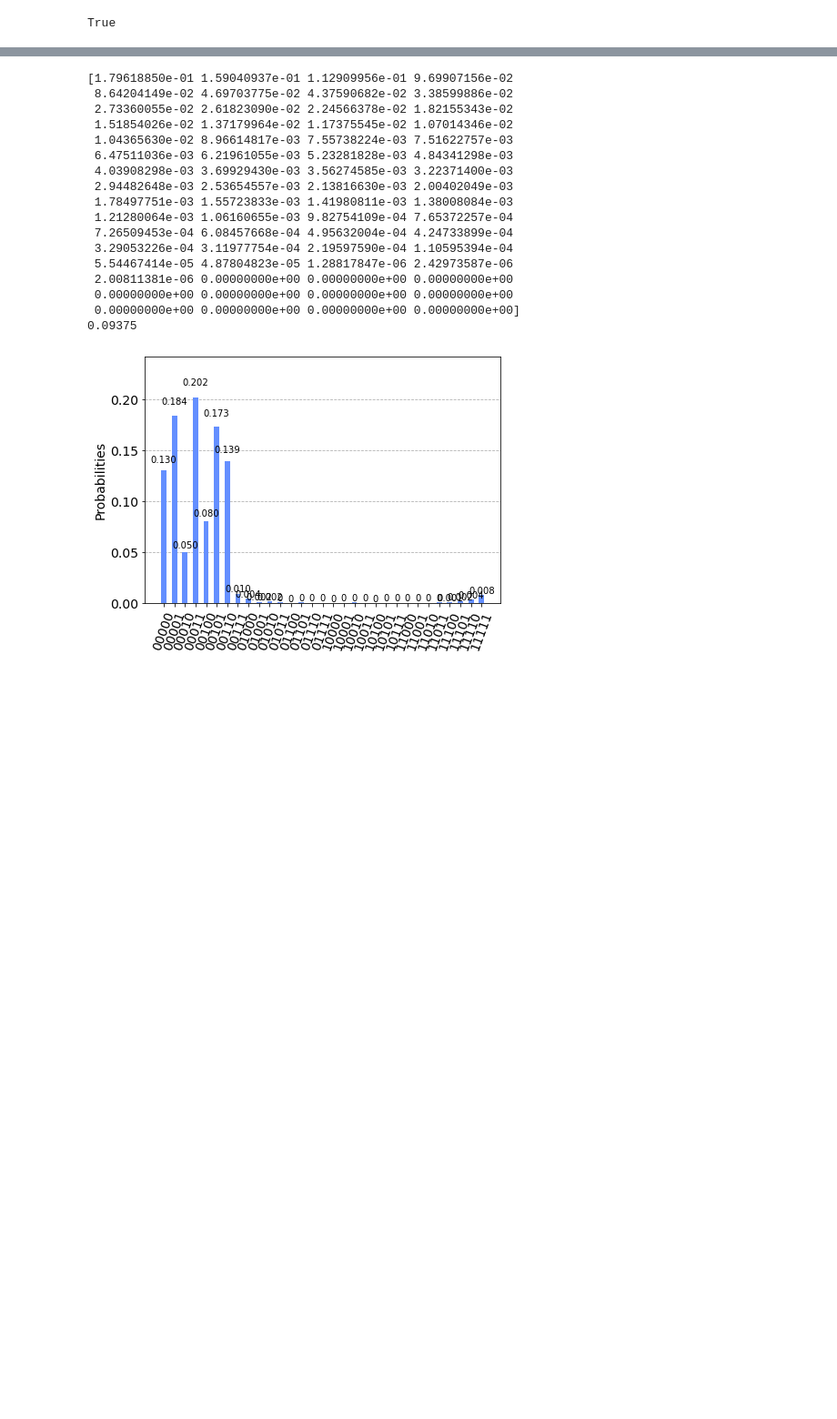
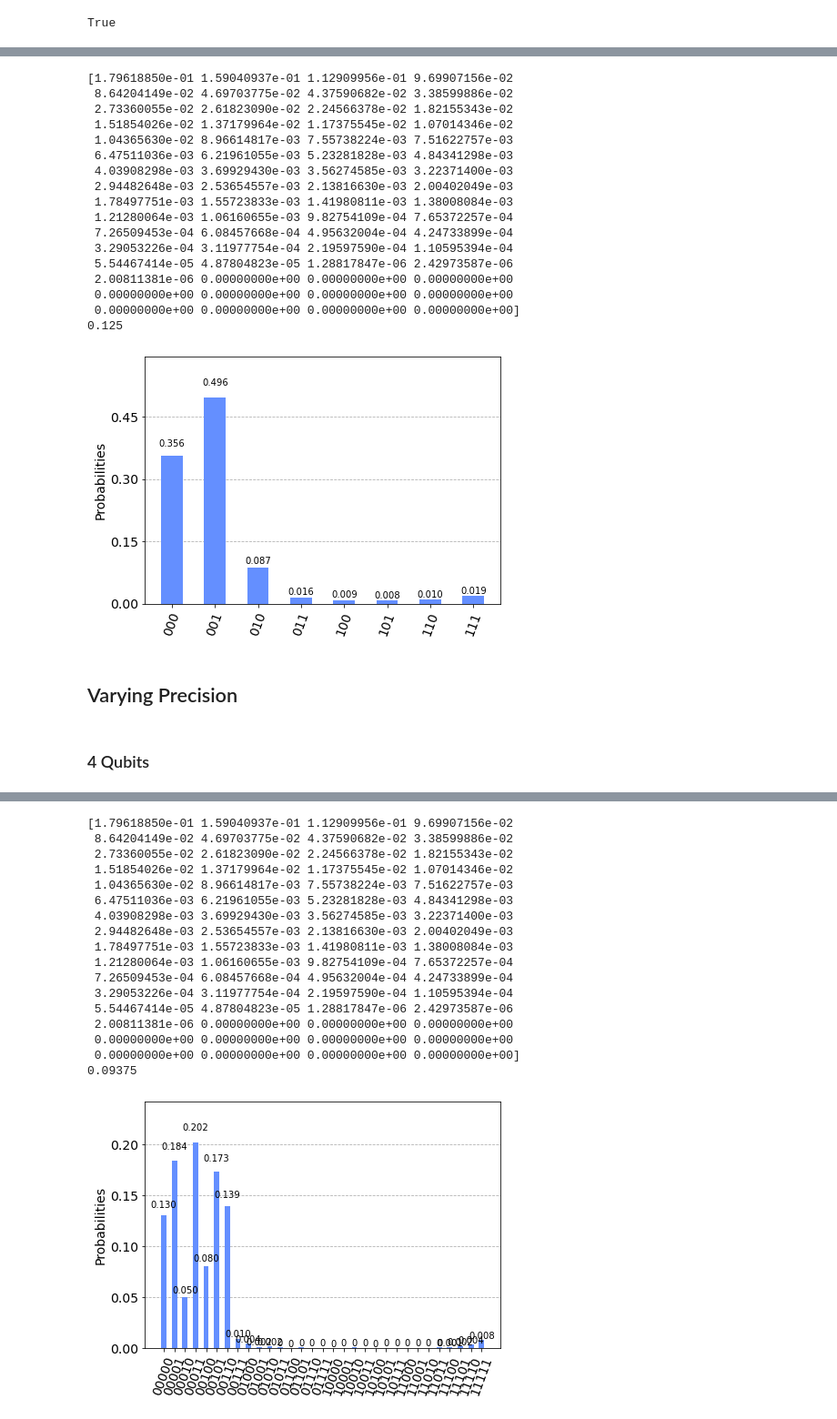
Before and after one commit to Irnamosa/QuantumImage, a Jupyter notebook: kernel/featuremap/qPCA.ipynb, the cells around one changed output, grey strips where cells are left out. Shown at 91% size. Cells and saved outputs as stored; diff of their text form; code cells hidden in the pictures; blank space fills up the shorter version.

```diff
--- a/kernel/featuremap/qPCA.ipynb
+++ b/kernel/featuremap/qPCA.ipynb
@@ -753,0 +824,15 @@ True
+# %%
+exponentials = []
+# %%
+# 2/3 of QPE: Controlled e^i\rho t via m*N partial swaps
+#Hardcoded approach (faster and more accurate for evading partial swap requirement)
+
+rep = 0
+for counting_qubit in tqdm(range(eval_reg.size)):
+    main_2 = QuantumCircuit(eval_reg, rho_reg)
+    exponentials.append(my_exp_func(2**rep*2*np.pi,Q))
+    #main_2 = main_2.compose(exp_rho(-2**rep*2*np.pi,Q).to_instruction(), [counting_qubit ,*rho_reg])
+    rep +=1
+    print("hello")
+    #print(rho2.is_valid())
+    #rho2 = rho2.evolve(Operator(main_2))
@@ -753,0 +851,13 @@ True
+# %%
+# 2/3 of QPE: Controlled e^i\rho t via m*N partial swaps
+#Hardcoded approach (faster and more accurate for evading partial swap requirement)
+
+rep = 0
+for counting_qubit in tqdm(range(eval_reg.size)):
+    main_2 = QuantumCircuit(eval_reg, rho_reg)
+    main_2 = main_2.compose(Operator(my_exp_func(2**rep*2*np.pi,Q)).to_instruction(), [counting_qubit ,*rho_reg])
+    #main_2 = main_2.compose(exp_rho(-2**rep*2*np.pi,Q).to_instruction(), [counting_qubit ,*rho_reg])
+    rep +=1
+    print(rho2.is_valid())
+
+    rho2 = rho2.evolve(Operator(main_2))
@@ -756,12 +871,14 @@ True
 #Hardcoded approach (faster and more accurate for evading partial swap requirement)
 
 rep = 0
-for counting_qubit in range(eval_reg.size):
+for counting_qubit in tqdm(range(eval_reg.size)):
     main_2 = QuantumCircuit(eval_reg, rho_reg)
-    main_2 = main_2.compose(exp_rho(-2**rep*2*np.pi,Q).to_instruction(), [counting_qubit ,*rho_reg])
+    main_2 = main_2.compose(Operator(my_exp_func(2**rep*2*np.pi,Q)).to_instruction(), [counting_qubit ,*rho_reg])
+    #main_2 = main_2.compose(exp_rho(-2**rep*2*np.pi,Q).to_instruction(), [counting_qubit ,*rho_reg])
     rep +=1
     print(rho2.is_valid())
-    rho2 = rho2.evolve(Operator(main_2))
+
+    #rho2 = rho2.evolve(Operator(main_2))
 # %% [output]
 True
 True
@@ -938,0 +896,31 @@ for dataset in (evecs_pure,
+# %%
+# Measure eigenvalue register and output most probable value
+outcomes = partial_trace(rho2, range(eval_reg.size, main_3.num_qubits)).sample_counts(shots=10000)
+
+print(evals.real)
+print(int(max(outcomes, key=outcomes.get), 2)/(2**eval_reg.size)) # Important: binary to float via b/2^n
+
+qiskit.visualization.plot_histogram(outcomes)
+# %% [output]
+[1.79618850e-01 1.59040937e-01 1.12909956e-01 9.69907156e-02
+ 8.64204149e-02 4.69703775e-02 4.37590682e-02 3.38599886e-02
+ 2.73360055e-02 2.61823090e-02 2.24566378e-02 1.82155343e-02
+ 1.51854026e-02 1.37179964e-02 1.17375545e-02 1.07014346e-02
+ 1.04365630e-02 8.96614817e-03 7.55738224e-03 7.51622757e-03
+ 6.47511036e-03 6.21961055e-03 5.23281828e-03 4.84341298e-03
+ 4.03908298e-03 3.69929430e-03 3.56274585e-03 3.22371400e-03
+ 2.94482648e-03 2.53654557e-03 2.13816630e-03 2.00402049e-03
+ 1.78497751e-03 1.55723833e-03 1.41980811e-03 1.38008084e-03
+ 1.21280064e-03 1.06160655e-03 9.82754109e-04 7.65372257e-04
+ 7.26509453e-04 6.08457668e-04 4.95632004e-04 4.24733899e-04
+ 3.29053226e-04 3.11977754e-04 2.19597590e-04 1.10595394e-04
+ 5.54467414e-05 4.87804823e-05 1.28817847e-06 2.42973587e-06
+ 2.00811381e-06 0.00000000e+00 0.00000000e+00 0.00000000e+00
+ 0.00000000e+00 0.00000000e+00 0.00000000e+00 0.00000000e+00
+ 0.00000000e+00 0.00000000e+00 0.00000000e+00 0.00000000e+00]
+0.125
+[figure, added]
+# %% [markdown]
+## Varying Precision
+# %% [markdown]
+### 4 Qubits
```
Also changed, not shown: parts of 89 cells of this notebook, 5 other files.
